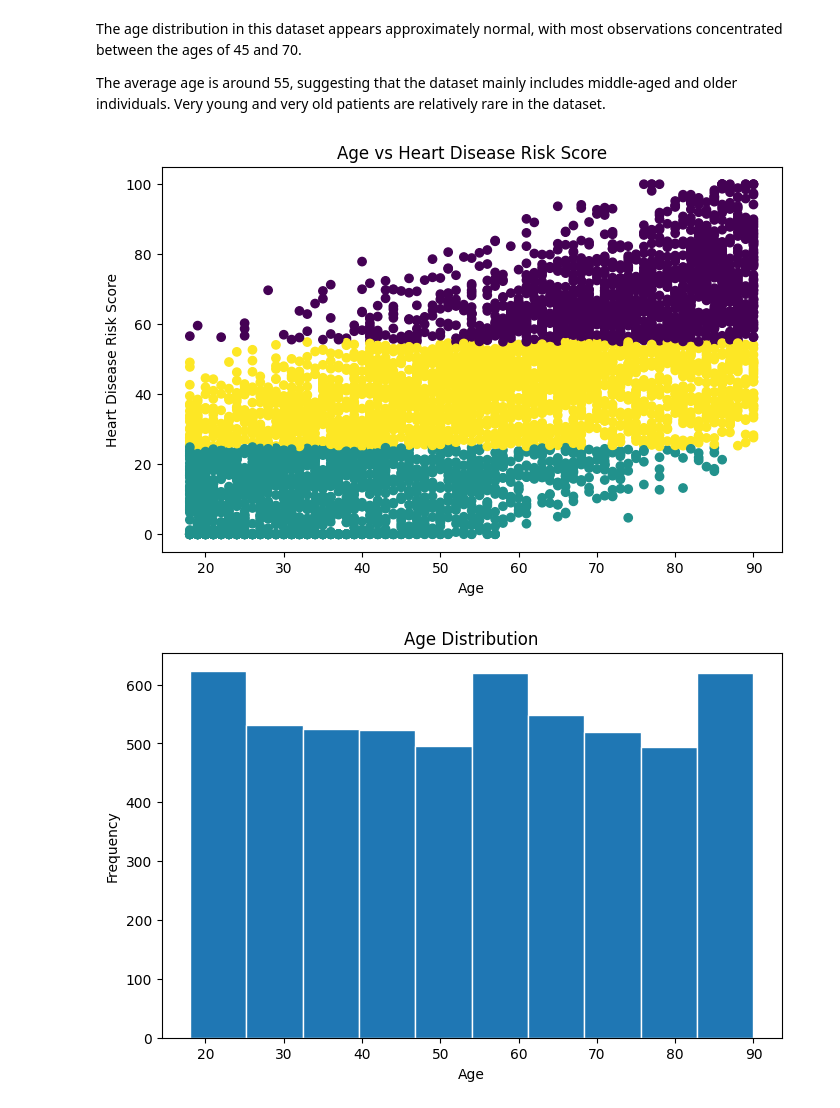
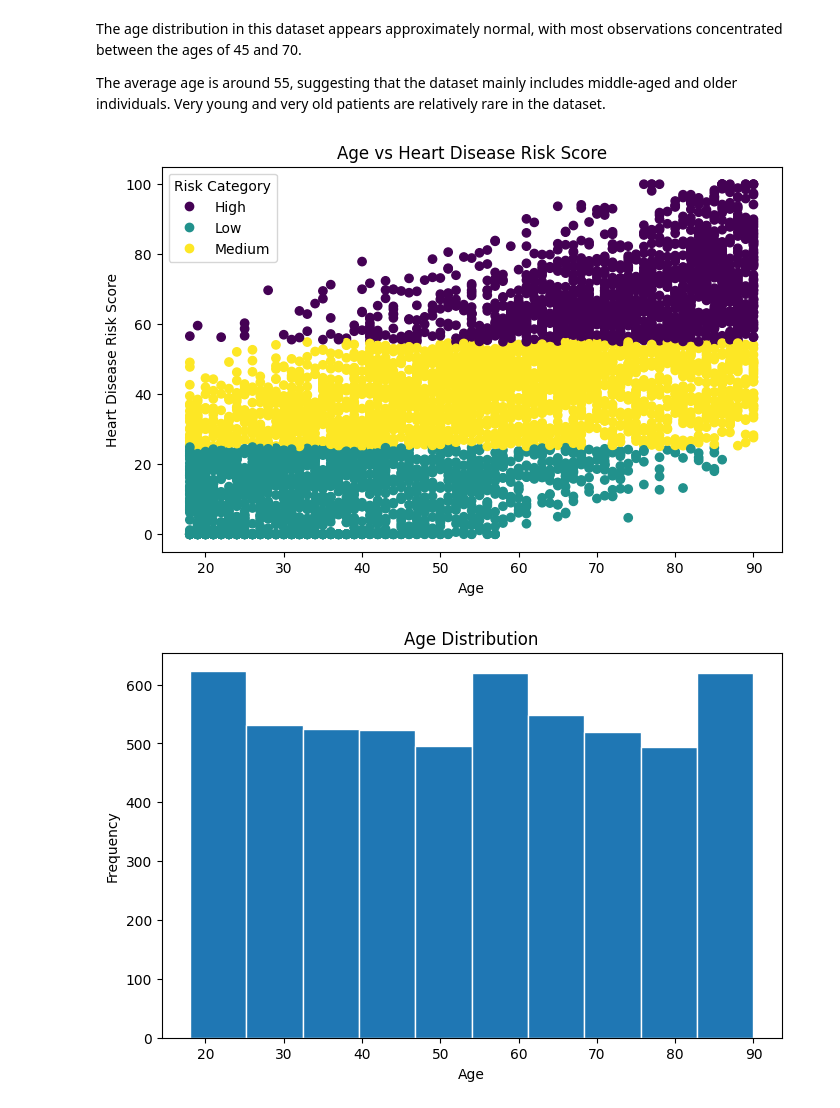
Before and after one commit to plamensve/ds_retake_exam_2026, a Jupyter notebook: notebooks/01_overview.ipynb, the cells around one changed output. Saved outputs shown, nothing was run; the diff lists cells and outputs as text; code cells hidden in the pictures.

```diff
--- a/notebooks/01_overview.ipynb
+++ b/notebooks/01_overview.ipynb
@@ -278,29 +278,40 @@ The average age is around 55, suggesting that the dataset mainly includes middle
 # %%
 # Scatter plot showing the relationship between age
 # and heart disease risk score.
 
 # Each point represents a single patient.
 
 # The colors indicate the patient's risk category
 # (Low, Medium, High).
 
 # This visualization helps identify whether
 # older patients tend to have higher cardiovascular risk.
+
+categories = crd['risk_category'].astype('category')
+
 plt.figure(figsize=(8,5))
 
 plt.scatter(
-    cardiovascular_risk_dataset['age'],
-    cardiovascular_risk_dataset['heart_disease_risk_score'],
-    c=cardiovascular_risk_dataset['risk_category'].astype('category').cat.codes
+    crd['age'],
+    crd['heart_disease_risk_score'],
+    c=categories.cat.codes
 )
 
 plt.xlabel('Age')
 plt.ylabel('Heart Disease Risk Score')
 plt.title('Age vs Heart Disease Risk Score')
 
+handles, _ = scatter.legend_elements()
+
+plt.legend(
+    handles,
+    categories.cat.categories,
+    title="Risk Category"
+)
+
 plt.show()
 # %% [output]
-[figure, old version]
+[figure, new version]
 # %%
 # Age Distribution Visualization
 # A histogram was created to examine the distribution of the `age` feature in the dataset.
```
Also changed, not shown: parts of 38 cells of this notebook.
